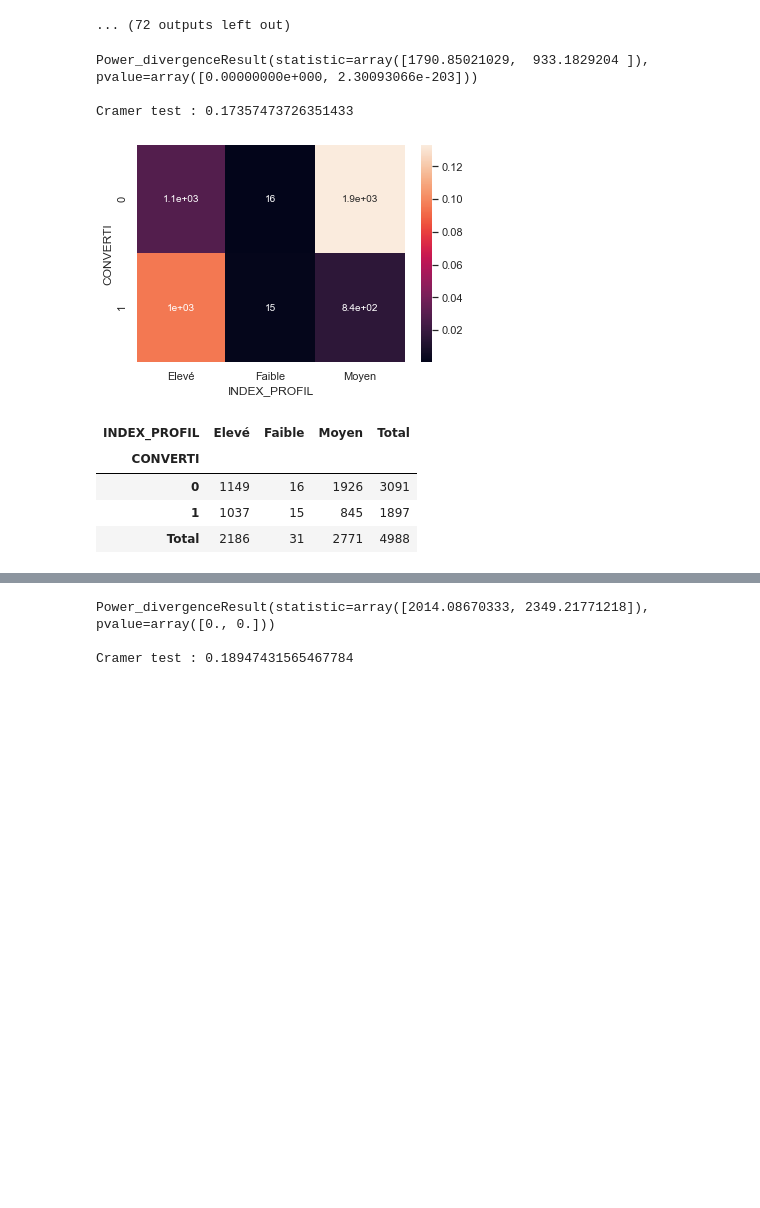
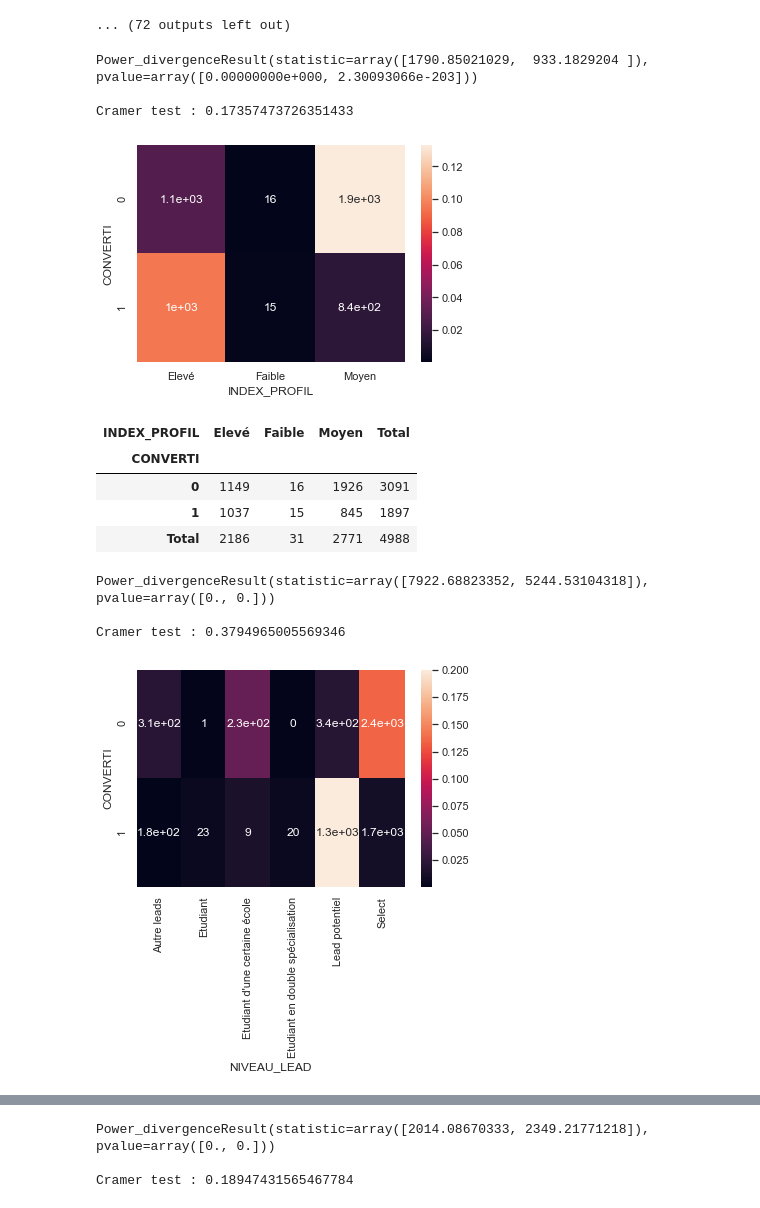
Before and after one commit to alex-toy/lead_scoring, a Jupyter notebook: notebook/exploration.ipynb, the cells around one changed output, grey strips where cells are left out. Drawn from its saved outputs; the diff is of its cells as text; code cells hidden in the pictures; blank space fills up the shorter version.

```diff
--- a/notebook/exploration.ipynb
+++ b/notebook/exploration.ipynb
@@ -51,7 +51,7 @@ import seaborn as sns; sns.set_theme()
 pd.pandas.set_option('display.max_columns', None)
 # %%
 # load dataset
-data = pd.read_csv('../data/data_explore.csv', sep=';')
+data = pd.read_csv('../data/data.csv', sep=';')
 
 # rows and columns of the data
 print(data.shape)
@@ -716,9 +716,19 @@ contigency('INDEX_PROFIL')
 Power_divergenceResult(statistic=array([1790.85021029,  933.1829204 ]), pvalue=array([0.00000000e+000, 2.30093066e-203]))
 
 Cramer test : 0.17357473726351433
-[figure, old version]
+[figure, new version]
 | INDEX_PROFIL | Elevé | Faible | Moyen | Total |
 | CONVERTI |  |  |  |  |
 | 0 | 1149 | 16 | 1926 | 3091 |
 | 1 | 1037 | 15 | 845 | 1897 |
 | Total | 2186 | 31 | 2771 | 4988 |
+# %%
+print(chisquare(pd.crosstab(data['NIVEAU_LEAD'], data['CONVERTI'])))
+print()
+print(f"Cramer test : {cramers_stat(pd.crosstab(data['NIVEAU_LEAD'], data['CONVERTI']).values)}")
+contigency('NIVEAU_LEAD')
+# %% [output]
+Power_divergenceResult(statistic=array([7922.68823352, 5244.53104318]), pvalue=array([0., 0.]))
+
+Cramer test : 0.3794965005569346
+[figure, added]
```
Also changed, not shown: parts of 3 cells of this notebook, 10 other files.
